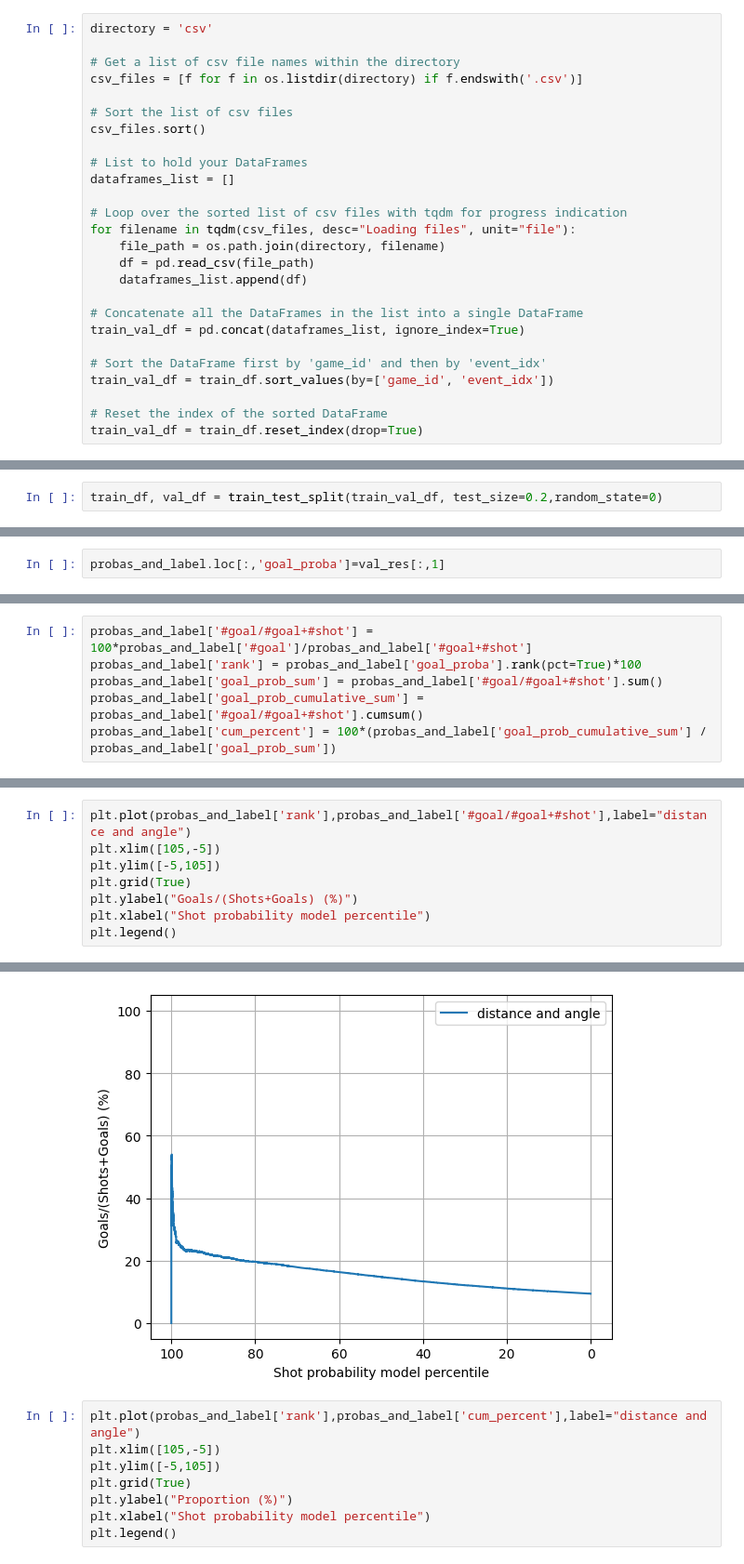
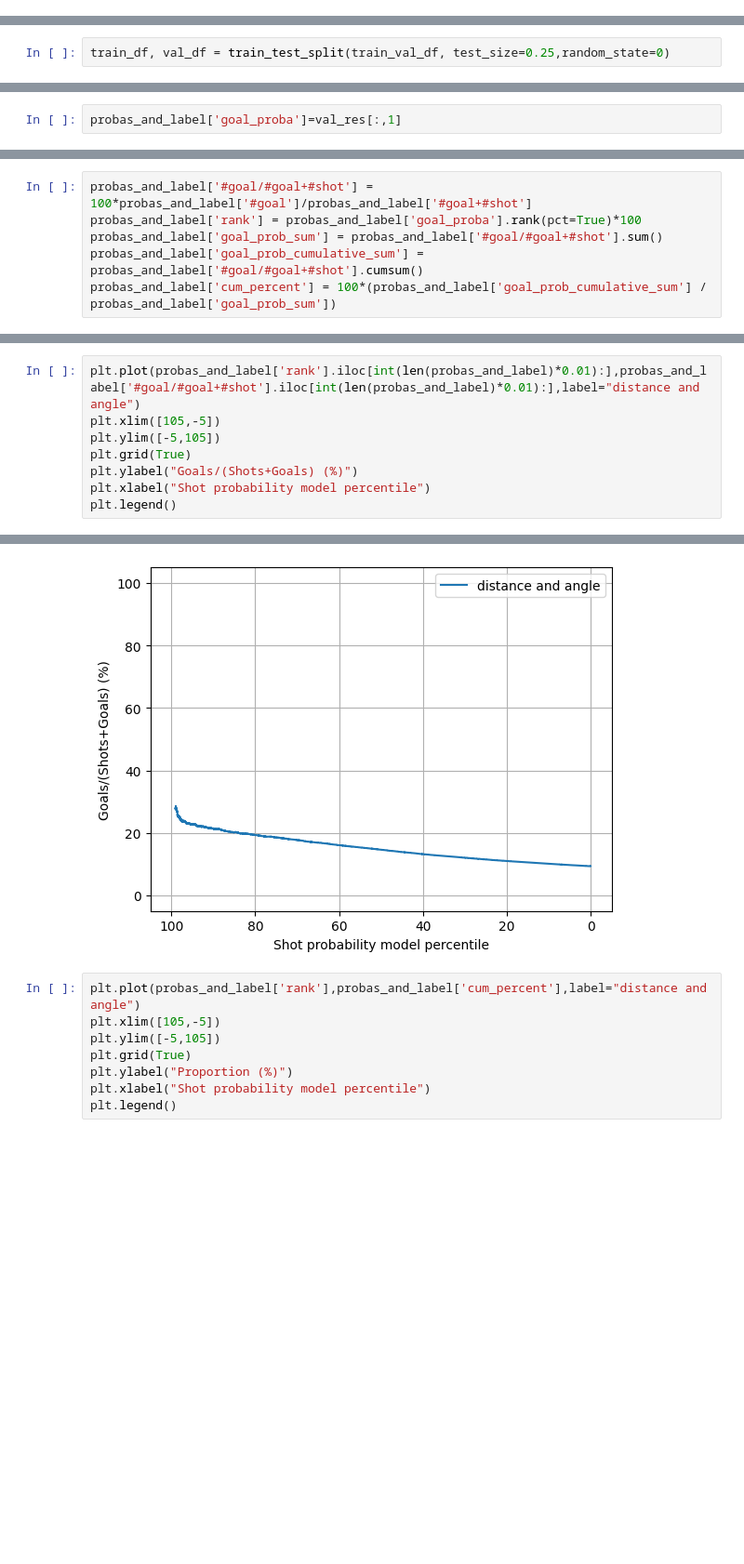
Before and after one commit to hfereidouni/DataScience, a Jupyter notebook: Milestone2/AdvancedModel.ipynb, the cells around one changed output, grey strips where cells are left out. Shown at 93% size. Drawn from its saved outputs; the diff is of its cells as text; blank space fills up the shorter version.

```diff
--- a/Milestone2/AdvancedModel.ipynb
+++ b/Milestone2/AdvancedModel.ipynb
@@ -29,29 +67,3 @@ train_val_df.head(10)
 | 7 | 2016020001 | 45 | Shot | Wrist Shot | 56.850682 | 2016-10-12T23:00:00Z | 0 | 1 | ... |
 | 8 | 2016020001 | 48 | Shot | Slap Shot | 58.821765 | 2016-10-12T23:00:00Z | 0 | 1 | ... |
 | 9 | 2016020001 | 59 | Shot | Wrist Shot | 58.523500 | 2016-10-12T23:00:00Z | 0 | 1 | ... |
-# %%
-directory = 'csv'
-
-# Get a list of csv file names within the directory
-csv_files = [f for f in os.listdir(directory) if f.endswith('.csv')]
-
-# Sort the list of csv files
-csv_files.sort()
-
-# List to hold your DataFrames
-dataframes_list = []
-
-# Loop over the sorted list of csv files with tqdm for progress indication
-for filename in tqdm(csv_files, desc="Loading files", unit="file"):
-    file_path = os.path.join(directory, filename)
-    df = pd.read_csv(file_path)
-    dataframes_list.append(df)
-
-# Concatenate all the DataFrames in the list into a single DataFrame
-train_val_df = pd.concat(dataframes_list, ignore_index=True)
-
-# Sort the DataFrame first by 'game_id' and then by 'event_idx'
-train_val_df = train_df.sort_values(by=['game_id', 'event_idx'])
-
-# Reset the index of the sorted DataFrame
-train_val_df = train_df.reset_index(drop=True)
@@ -67,7 +75,7 @@ from sklearn.calibration import CalibrationDisplay
 # %% [markdown]
 ### Training and Validation sets split
 # %%
-train_df, val_df = train_test_split(train_val_df, test_size=0.2,random_state=0)
+train_df, val_df = train_test_split(train_val_df, test_size=0.25,random_state=0)
 # %% [markdown]
 ### 1. Train with only **Distance** and **Angle**
 # %% [markdown]
@@ -156,7 +169,7 @@ plt.legend(loc="lower right")
 # %%
 probas_and_label = val_Y.copy()
 # %%
-probas_and_label.loc[:,'goal_proba']=val_res[:,1]
+probas_and_label['goal_proba']=val_res[:,1]
 # %%
 probas_and_label
 # %% [output]
@@ -214,14 +227,14 @@ probas_and_label
 # %%
-plt.plot(probas_and_label['rank'],probas_and_label['#goal/#goal+#shot'],label="distance and angle")
+plt.plot(probas_and_label['rank'].iloc[int(len(probas_and_label)*0.01):],probas_and_label['#goal/#goal+#shot'].iloc[int(len(probas_and_label)*0.01):],label="distance and angle")
 plt.xlim([105,-5])
 plt.ylim([-5,105])
 plt.grid(True)
 plt.ylabel("Goals/(Shots+Goals) (%)")
 plt.xlabel("Shot probability model percentile")
 plt.legend()
 # %% [output]
 <matplotlib.legend.Legend at 0x...>
-[figure, old version]
+[figure, new version]
 # %%
 plt.plot(probas_and_label['rank'],probas_and_label['cum_percent'],label="distance and angle")
 plt.xlim([105,-5])
```
Also changed, not shown: parts of 16 cells of this notebook, 1 other file.
